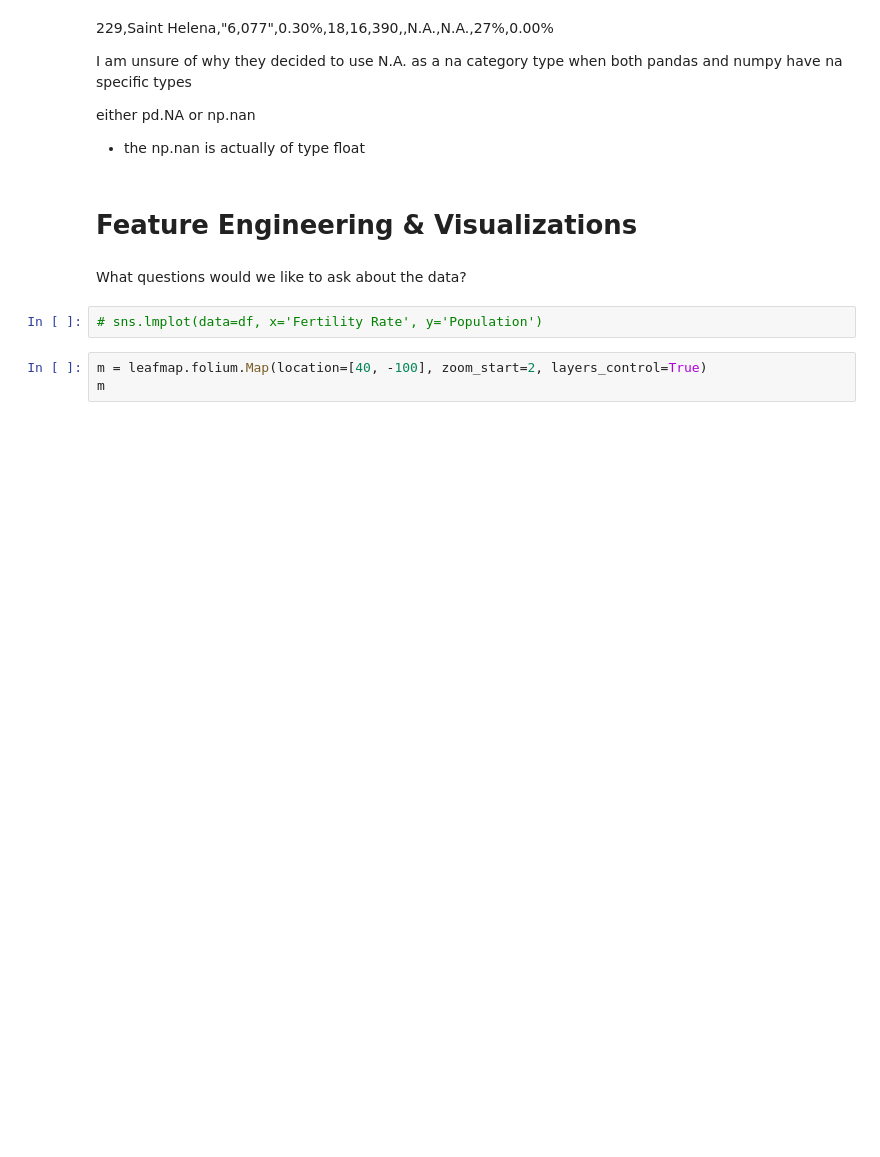
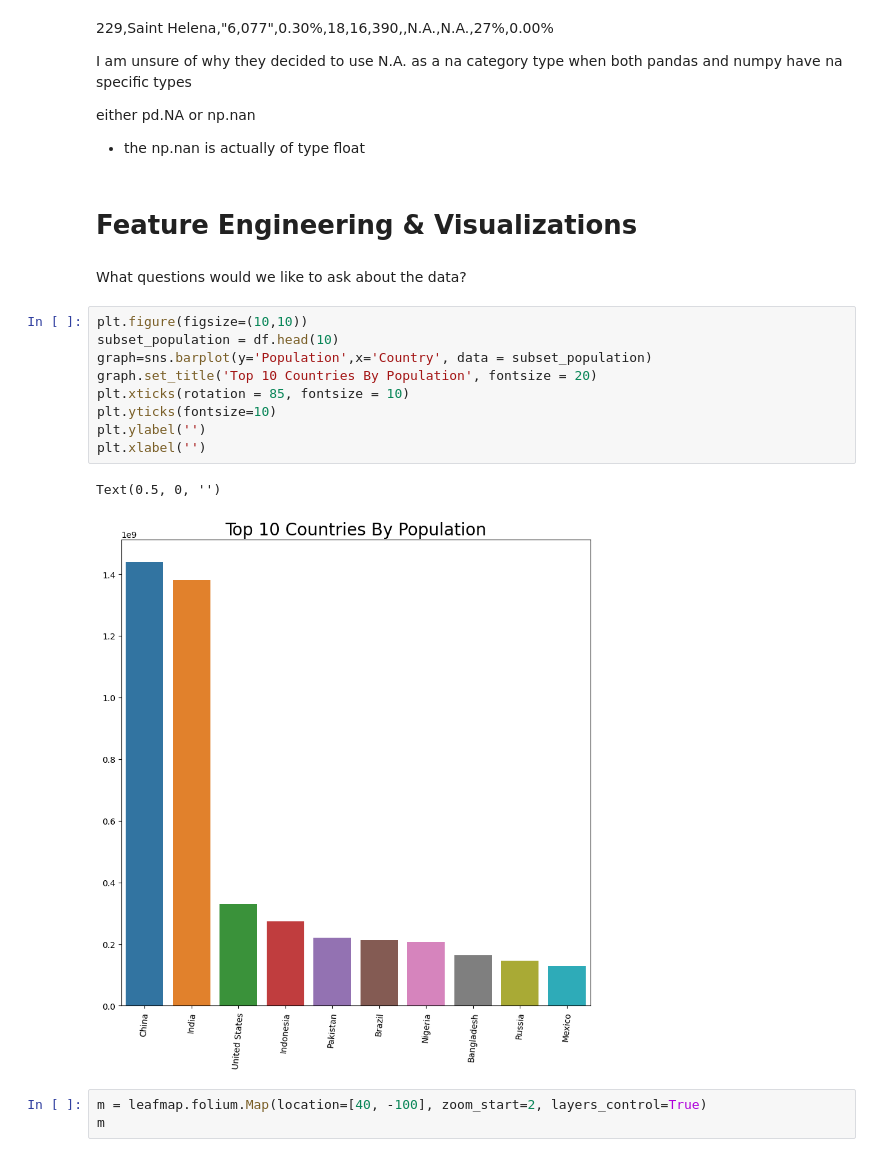
Before and after one commit to casual-lemon/intro-into-ds, a Jupyter notebook: Code Example.ipynb, the cells around one changed output. Drawn from its saved outputs; the diff is of its cells as text; blank space fills up the shorter version.

Commit message:
spelling, add graph

```diff
--- a/Code Example.ipynb
+++ b/Code Example.ipynb
@@ -193,7 +193,17 @@ either pd.NA or np.nan
 # %% [markdown]
 What questions would we like to ask about the data?
 # %%
-# sns.lmplot(data=df, x='Fertility Rate', y='Population')
+plt.figure(figsize=(10,10))
+subset_population = df.head(10)
+graph=sns.barplot(y='Population',x='Country', data = subset_population)
+graph.set_title('Top 10 Countries By Population', fontsize = 20)
+plt.xticks(rotation = 85, fontsize = 10)
+plt.yticks(fontsize=10)
+plt.ylabel('')
+plt.xlabel('')
+# %% [output]
+Text(0.5, 0, '')
+[figure, added]
 # %%
 m = leafmap.folium.Map(location=[40, -100], zoom_start=2, layers_control=True)
 m
```
Also changed, not shown: parts of 7 cells of this notebook, 1 other file.
